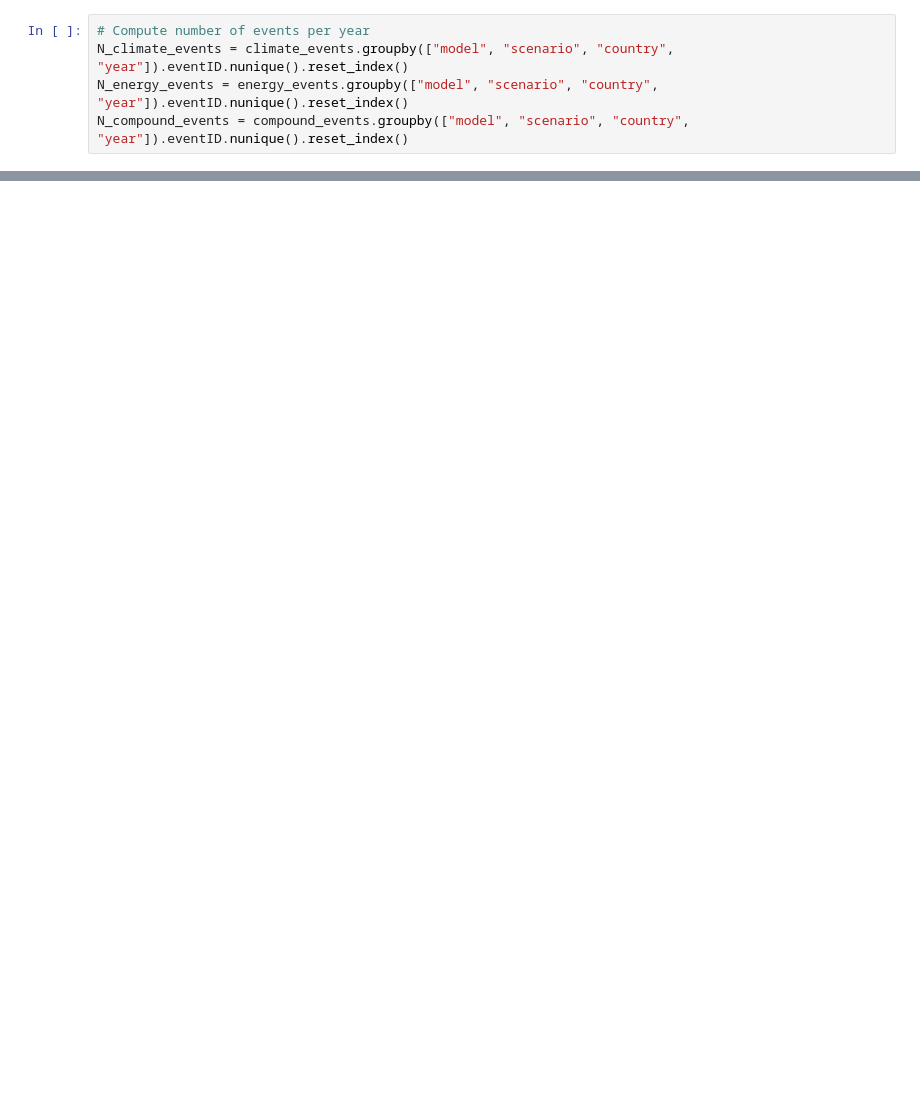
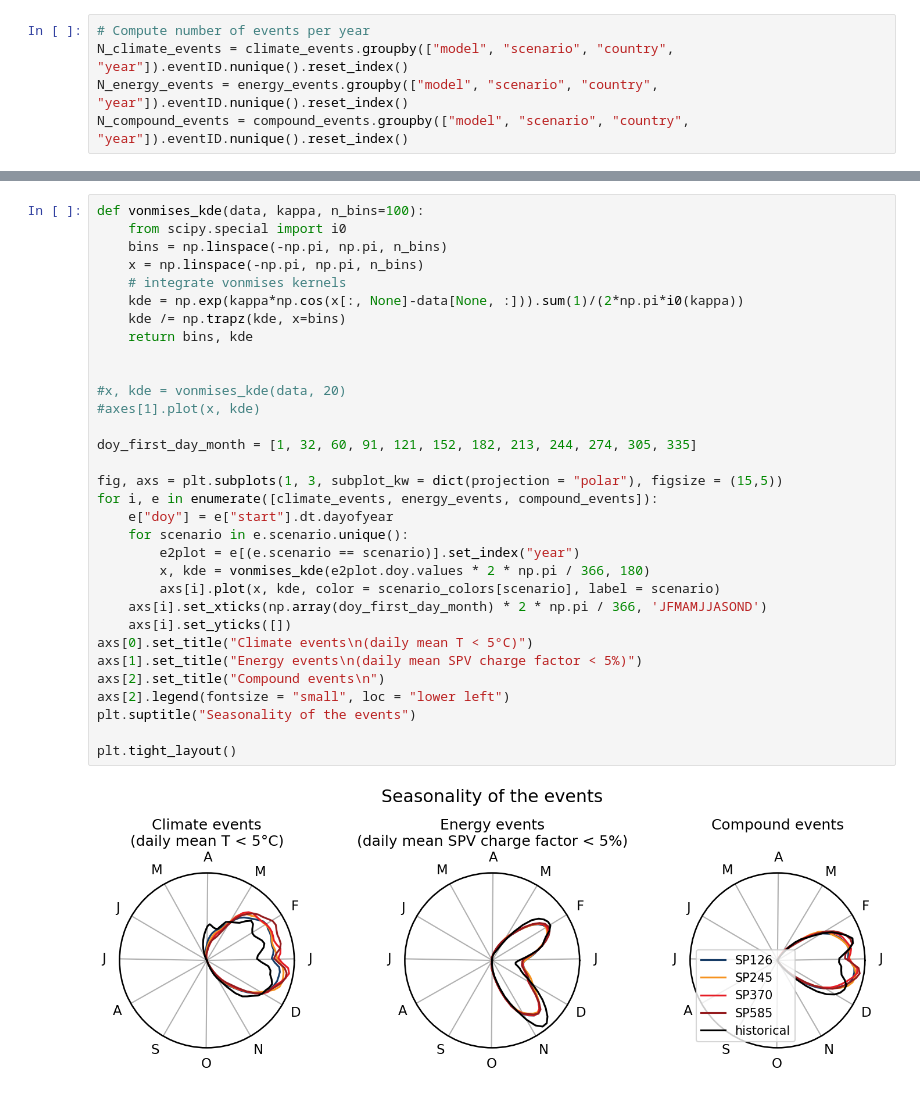
Before and after one commit to ECMWFCode4Earth/weave, a Jupyter notebook: uninteractive_PECD42.ipynb, the cells around one changed output, grey strips where cells are left out. Saved outputs shown, nothing was run; the diff lists cells and outputs as text; blank space fills up the shorter version.

```diff
--- a/uninteractive_PECD42.ipynb
+++ b/uninteractive_PECD42.ipynb
@@ -118,0 +184,34 @@ plt.tight_layout()
+# %%
+def vonmises_kde(data, kappa, n_bins=100):
+    from scipy.special import i0
+    bins = np.linspace(-np.pi, np.pi, n_bins)
+    x = np.linspace(-np.pi, np.pi, n_bins)
+    # integrate vonmises kernels
+    kde = np.exp(kappa*np.cos(x[:, None]-data[None, :])).sum(1)/(2*np.pi*i0(kappa))
+    kde /= np.trapz(kde, x=bins)
+    return bins, kde
+
+
+#x, kde = vonmises_kde(data, 20)
+#axes[1].plot(x, kde)
+
+doy_first_day_month = [1, 32, 60, 91, 121, 152, 182, 213, 244, 274, 305, 335]
+
+fig, axs = plt.subplots(1, 3, subplot_kw = dict(projection = "polar"), figsize = (15,5))
+for i, e in enumerate([climate_events, energy_events, compound_events]):
+    e["doy"] = e["start"].dt.dayofyear
+    for scenario in e.scenario.unique():
+        e2plot = e[(e.scenario == scenario)].set_index("year")
+        x, kde = vonmises_kde(e2plot.doy.values * 2 * np.pi / 366, 180)
+        axs[i].plot(x, kde, color = scenario_colors[scenario], label = scenario)
+    axs[i].set_xticks(np.array(doy_first_day_month) * 2 * np.pi / 366, 'JFMAMJJASOND')
+    axs[i].set_yticks([])
+axs[0].set_title("Climate events\n(daily mean T < 5°C)")
+axs[1].set_title("Energy events\n(daily mean SPV charge factor < 5%)")
+axs[2].set_title("Compound events\n")
+axs[2].legend(fontsize = "small", loc = "lower left")
+plt.suptitle("Seasonality of the events")
+
+plt.tight_layout()
+# %% [output]
+[figure, added]
```
Also changed, not shown: parts of 11 cells of this notebook.
